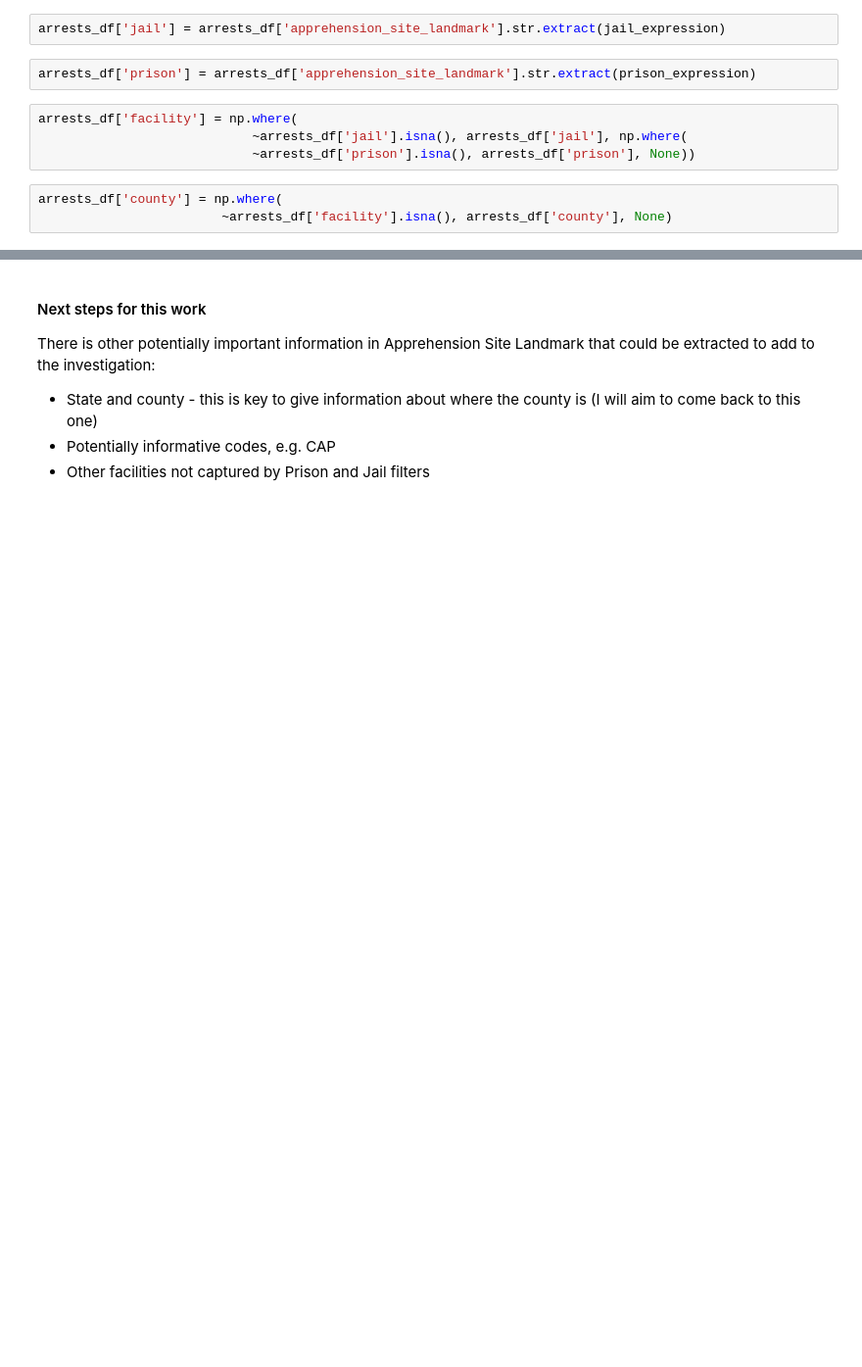
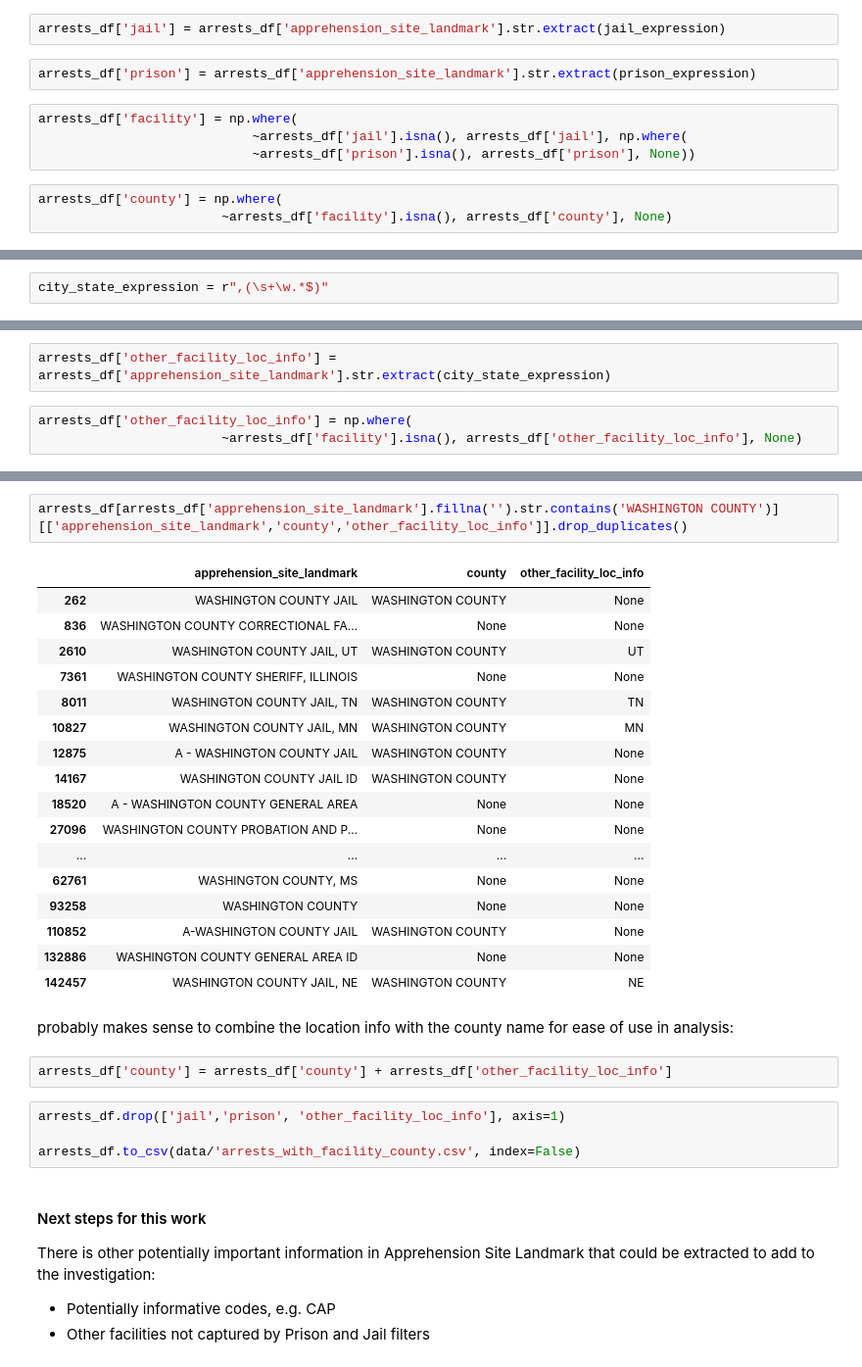
Before and after one commit to ceilingloft/lr_assingment_ice, a Jupyter notebook: task_notebooks/task-2_data_wrangling.ipynb, the cells around one changed output, grey strips where cells are left out. Shown at 98% size. Cells and saved outputs as stored; diff of their text form; blank space fills up the shorter version.

Commit message:
cleaning up and finishing data processing and tasks 1&2

```diff
--- a/task_notebooks/task-2_data_wrangling.ipynb
+++ b/task_notebooks/task-2_data_wrangling.ipynb
@@ -266,0 +275,2 @@ arrests_df
+# %%
+city_state_expression = r",(\s+\w.*$)"
@@ -266,0 +283,5 @@ arrests_df
+# %%
+arrests_df['other_facility_loc_info'] = arrests_df['apprehension_site_landmark'].str.extract(city_state_expression)
+# %%
+arrests_df['other_facility_loc_info'] = np.where(
+                        ~arrests_df['facility'].isna(), arrests_df['other_facility_loc_info'], None)
@@ -267,7 +298,34 @@ arrests_df
+# %%
+arrests_df[arrests_df['apprehension_site_landmark'].fillna('').str.contains('WASHINGTON COUNTY')][['apprehension_site_landmark','county','other_facility_loc_info']].drop_duplicates()
+# %% [output]
+|  | apprehension_site_landmark | county | other_facility_loc_info |
+| 262 | WASHINGTON COUNTY JAIL | WASHINGTON COUNTY | None |
+| 836 | WASHINGTON COUNTY CORRECTIONAL FA... | None | None |
+| 2610 | WASHINGTON COUNTY JAIL, UT | WASHINGTON COUNTY | UT |
+| 7361 | WASHINGTON COUNTY SHERIFF, ILLINOIS | None | None |
+| 8011 | WASHINGTON COUNTY JAIL, TN | WASHINGTON COUNTY | TN |
+| 10827 | WASHINGTON COUNTY JAIL, MN | WASHINGTON COUNTY | MN |
+| 12875 | A - WASHINGTON COUNTY JAIL | WASHINGTON COUNTY | None |
+| 14167 | WASHINGTON COUNTY JAIL ID | WASHINGTON COUNTY | None |
+| 18520 | A - WASHINGTON COUNTY GENERAL AREA | None | None |
+| 27096 | WASHINGTON COUNTY PROBATION AND P... | None | None |
+| ... | ... | ... | ... |
+| 62761 | WASHINGTON COUNTY, MS | None | None |
+| 93258 | WASHINGTON COUNTY | None | None |
+| 110852 | A-WASHINGTON COUNTY JAIL | WASHINGTON COUNTY | None |
+| 132886 | WASHINGTON COUNTY GENERAL AREA ID | None | None |
+| 142457 | WASHINGTON COUNTY JAIL, NE | WASHINGTON COUNTY | NE |
+# %% [markdown]
+probably makes sense to combine the location info with the county name for ease of use in analysis:
+# %%
+arrests_df['county'] = arrests_df['county'] + arrests_df['other_facility_loc_info']
+# %%
+arrests_df.drop(['jail','prison', 'other_facility_loc_info'], axis=1)
+
+arrests_df.to_csv(data/'arrests_with_facility_county.csv', index=False)
 # %% [markdown]
 #### Next steps for this work
 
 There is other potentially important information in Apprehension Site Landmark that could be extracted to add to the investigation:
-* State and county - this is key to give information about where the county is (I will aim to come back to this one)
 * Potentially informative codes, e.g. CAP
 * Other facilities not captured by Prison and Jail filters
```
Also changed, not shown: parts of 19 cells of this notebook, 4 other files.
